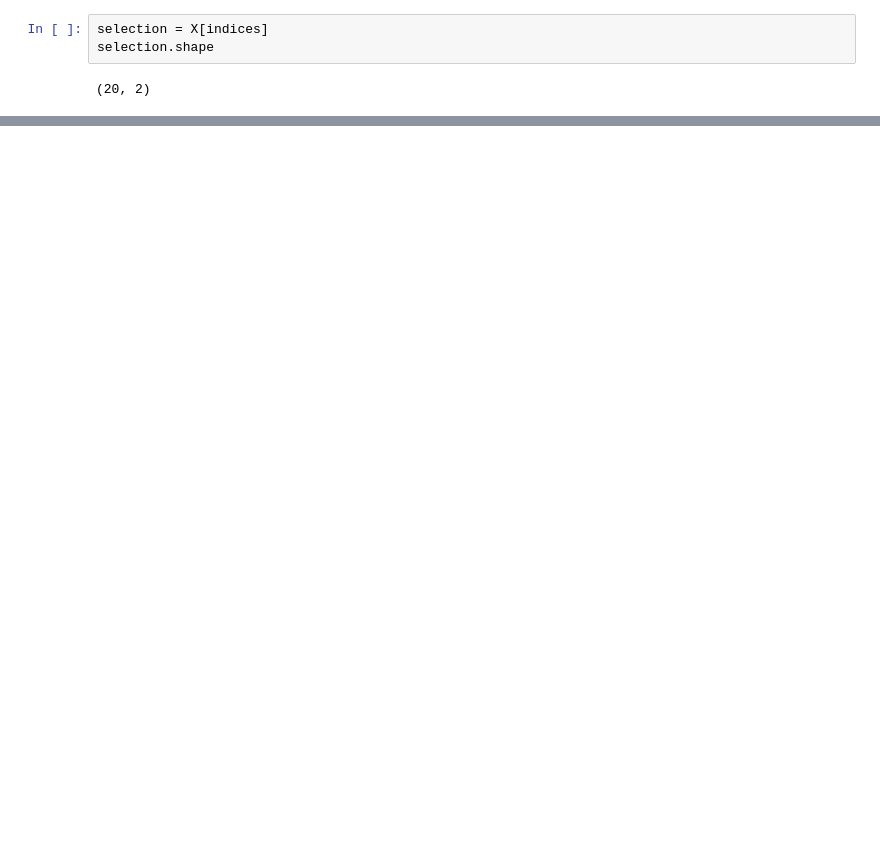
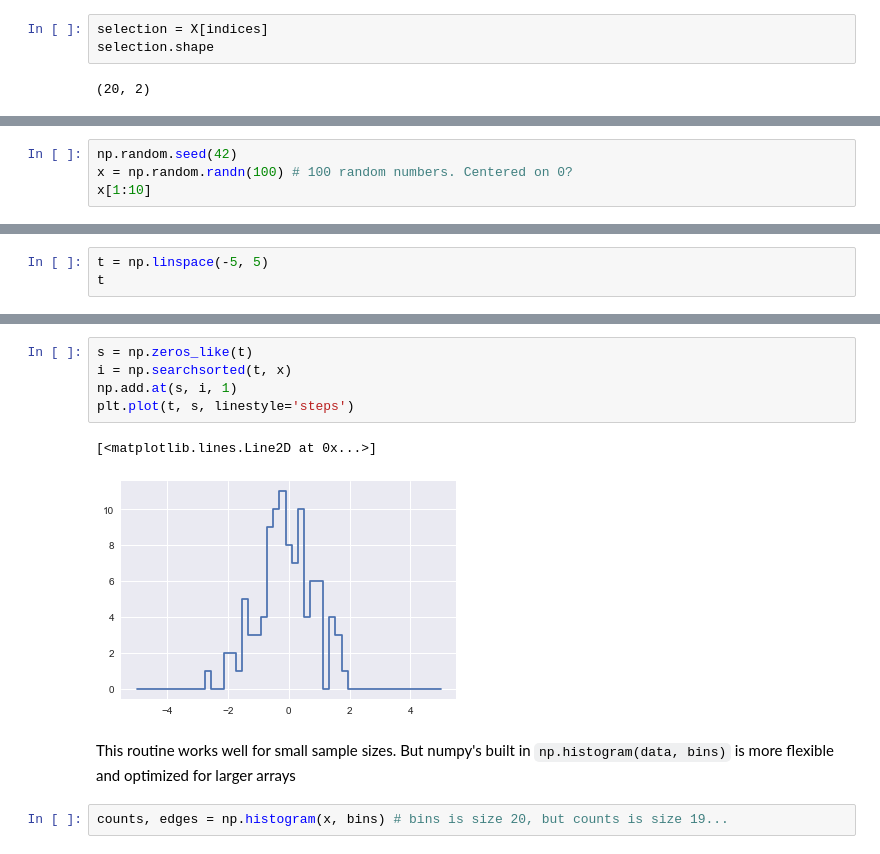
Before and after one commit to mbarbaro/PythonDataScienceHandbook, a Jupyter notebook: notebooks/02.07-#Notes-Fancy-Indexing-Notes.ipynb, the cells around one changed output, grey strips where cells are left out. Cells and saved outputs as stored; diff of their text form; blank space fills up the shorter version.

```diff
--- a/notebooks/02.07-#Notes-Fancy-Indexing-Notes.ipynb
+++ b/notebooks/02.07-#Notes-Fancy-Indexing-Notes.ipynb
@@ -135,0 +157,4 @@ plt.scatter(selection[:, 0], selection[:, 1],
+# %%
+np.random.seed(42)
+x = np.random.randn(100) # 100 random numbers. Centered on 0?
+x[1:10]
@@ -135,0 +196,3 @@ plt.scatter(selection[:, 0], selection[:, 1],
+# %%
+t = np.linspace(-5, 5)
+t
@@ -135,0 +210,12 @@ plt.scatter(selection[:, 0], selection[:, 1],
+# %%
+s = np.zeros_like(t)
+i = np.searchsorted(t, x)
+np.add.at(s, i, 1)
+plt.plot(t, s, linestyle='steps')
+# %% [output]
+[<matplotlib.lines.Line2D at 0x...>]
+[figure, added]
+# %% [markdown]
+This routine works well for small sample sizes. But numpy's built in ``np.histogram(data, bins)`` is more flexible and optimized for larger arrays
+# %%
+counts, edges = np.histogram(x, bins) # bins is size 20, but counts is size 19...
```
Also changed, not shown: parts of 22 cells of this notebook.
